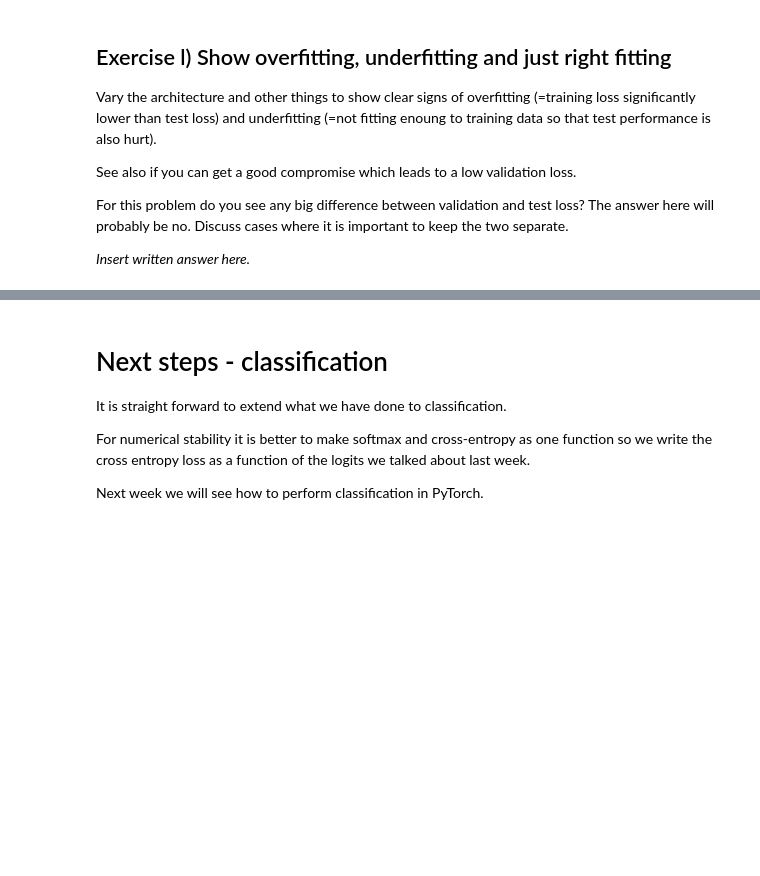
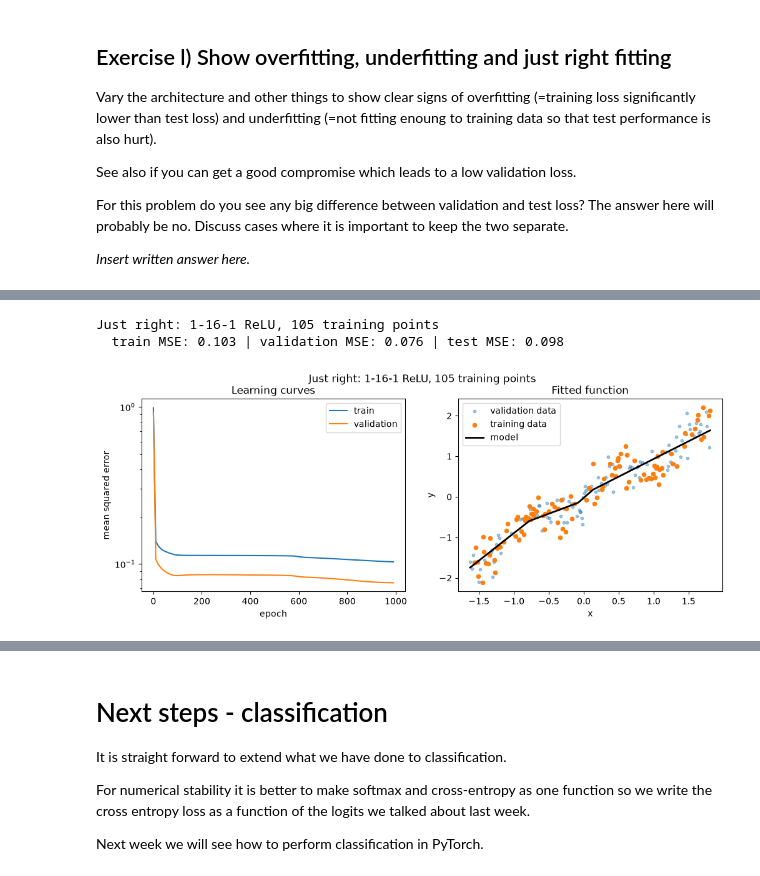
Before and after one commit to juh6973/ndak24002u_deep_learning, a Jupyter notebook: assignment1/DL_AutoDiff_Nanograd.ipynb, the cells around one changed output, grey strips where cells are left out. Cells and saved outputs as stored; diff of their text form; code cells hidden in the pictures; blank space fills up the shorter version.

```diff
--- a/assignment1/DL_AutoDiff_Nanograd.ipynb
+++ b/assignment1/DL_AutoDiff_Nanograd.ipynb
@@ -799,0 +1009,13 @@ _Insert written answer here._
+# %%
+# Just right: a small one-hidden-layer network trained on all training points
+random.seed(0)
+NN_right = [
+    DenseLayer(1, 16, lambda x: x.relu()),
+    DenseLayer(16, 1, lambda x: x.identity())
+]
+train_and_evaluate(NN_right, x_train, y_train, epochs=1000, learning_rate=2e-3,
+                   title="Just right: 1-16-1 ReLU, 105 training points")
+# %% [output]
+Just right: 1-16-1 ReLU, 105 training points
+  train MSE: 0.103 | validation MSE: 0.076 | test MSE: 0.098
+[figure, added]
```
Also changed, not shown: parts of 26 cells of this notebook.
